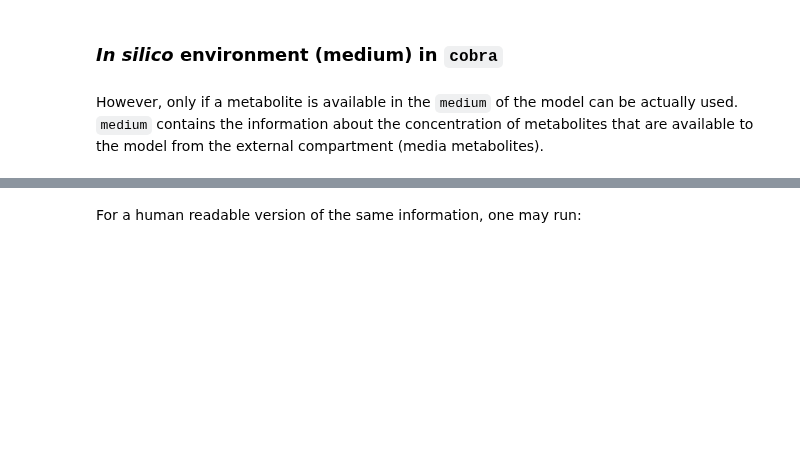
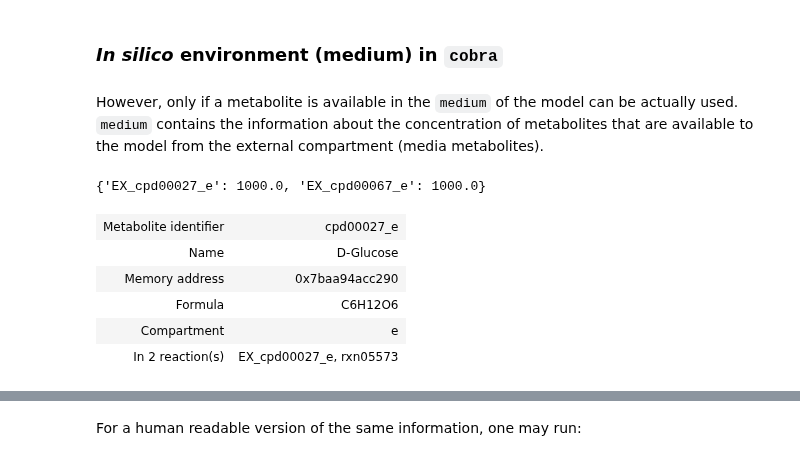
Before and after one commit to hariszaf/metabolic_toy_model, a Jupyter notebook: Antony2025/introductionToCOBRApy.ipynb, the cells around one changed output, grey strips where cells are left out. Drawn from its saved outputs; the diff is of its cells as text; code cells hidden in the pictures; blank space fills up the shorter version.

```diff
--- a/Antony2025/introductionToCOBRApy.ipynb
+++ b/Antony2025/introductionToCOBRApy.ipynb
@@ -599,3 +599,16 @@ bt_model.boundary
 # %% [markdown]
 However, only if a metabolite is available in the `medium` of the model can be actually used.
 `medium` contains the information about the concentration of metabolites that are available to the model from the external compartment (media metabolites).
+# %%
+bt_model.medium
+# %% [output]
+{'EX_cpd00027_e': 1000.0, 'EX_cpd00067_e': 1000.0}
+# %%
+bt_model.metabolites.cpd00027_e
+# %% [output]
+| Metabolite identifier | cpd00027_e |
+| Name | D-Glucose |
+| Memory address | 0x7baa94acc290 |
+| Formula | C6H12O6 |
+| Compartment | e |
+| In 2 reaction(s) | EX_cpd00027_e, rxn05573 |
```
Also changed, not shown: parts of 25 cells of this notebook.
